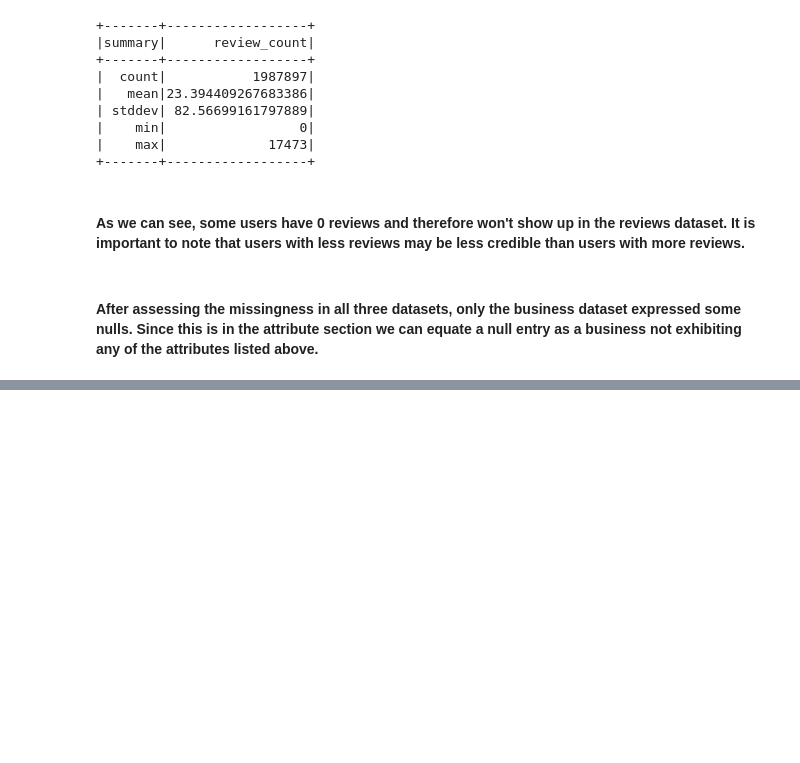
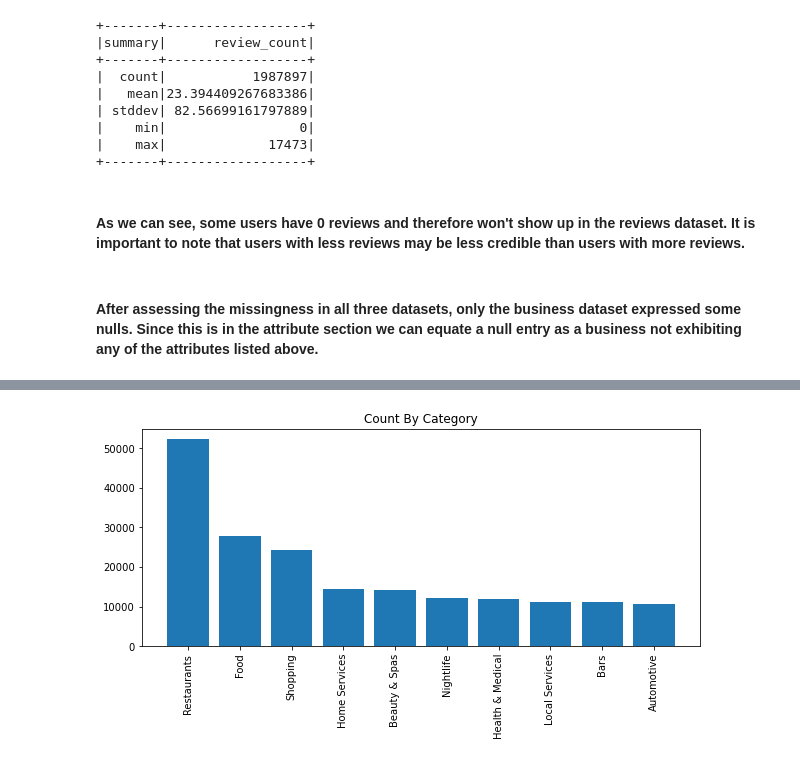
Before and after one commit to ssampatucsd/DSC232-Group_Project_Yelp, a Jupyter notebook: Milestone2 Yelp .ipynb, the cells around one changed output, grey strips where cells are left out. Saved outputs shown, nothing was run; the diff lists cells and outputs as text; code cells hidden in the pictures; blank space fills up the shorter version.

```diff
--- a/Milestone2 Yelp .ipynb
+++ b/Milestone2 Yelp .ipynb
@@ -265,0 +307,12 @@ user_df.describe('review_count').show()
+# %%
+category_counts = business_df.withColumn('category', explode(split('categories', ', '))).groupBy('category').count().orderBy('count', ascending=False)
+category_counts_pandas = category_counts.toPandas()
+top_10_category = category_counts_pandas[:10]
+
+fig, ax = plt.subplots(figsize=(10, 4))
+plt.bar(top_10_category['category'],top_10_category['count'])
+plt.title('Count By Category')
+plt.xticks(rotation = 90)
+plt.show()
+# %% [output]
+[figure, added]
```
Also changed, not shown: parts of 22 cells of this notebook.
